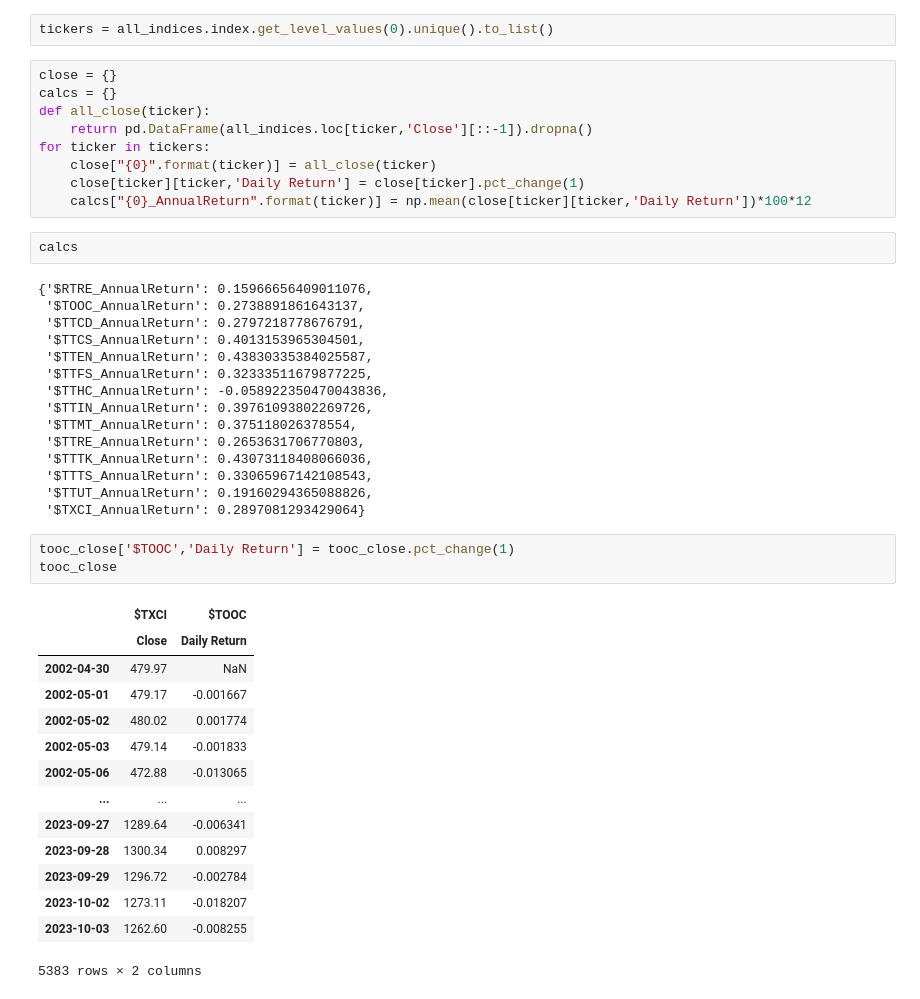
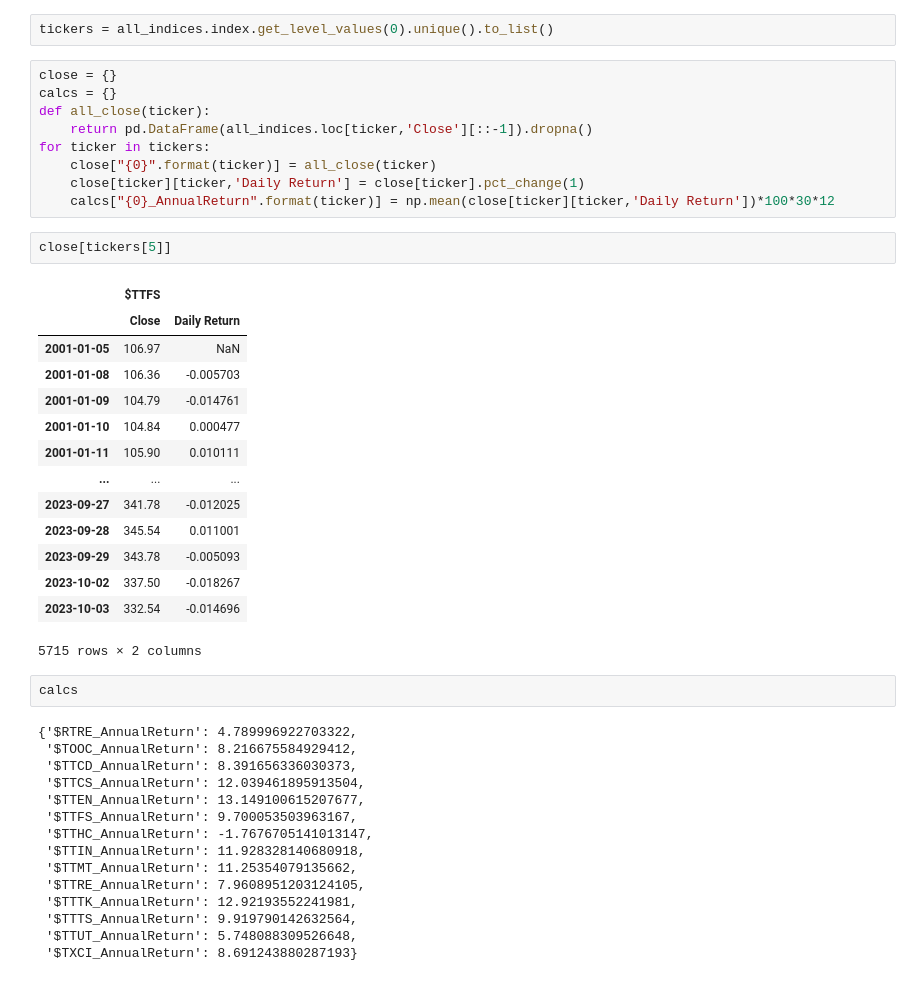
Before and after one commit to Aizenz/GroupProjectBAMS506, a Jupyter notebook: datacleaning.ipynb, the cells around one changed output. Drawn from its saved outputs; the diff is of its cells as text.

Commit message:
modified_calc

```diff
--- a/datacleaning.ipynb
+++ b/datacleaning.ipynb
@@ -23,39 +23,38 @@ def all_close(ticker):
 for ticker in tickers:
     close["{0}".format(ticker)] = all_close(ticker)
     close[ticker][ticker,'Daily Return'] = close[ticker].pct_change(1)
-    calcs["{0}_AnnualReturn".format(ticker)] = np.mean(close[ticker][ticker,'Daily Return'])*100*12
+    calcs["{0}_AnnualReturn".format(ticker)] = np.mean(close[ticker][ticker,'Daily Return'])*100*30*12
+# %%
+close[tickers[5]]
+# %% [output]
+|  | $TTFS |  |
+|  | Close | Daily Return |
+| 2001-01-05 | 106.97 | NaN |
+| 2001-01-08 | 106.36 | -0.005703 |
+| 2001-01-09 | 104.79 | -0.014761 |
+| 2001-01-10 | 104.84 | 0.000477 |
+| 2001-01-11 | 105.90 | 0.010111 |
+| ... | ... | ... |
+| 2023-09-27 | 341.78 | -0.012025 |
+| 2023-09-28 | 345.54 | 0.011001 |
+| 2023-09-29 | 343.78 | -0.005093 |
+| 2023-10-02 | 337.50 | -0.018267 |
+| 2023-10-03 | 332.54 | -0.014696 |
+5715 rows × 2 columns
 # %%
 calcs
 # %% [output]
-{'$RTRE_AnnualReturn': 0.15966656409011076,
- '$TOOC_AnnualReturn': 0.2738891861643137,
- '$TTCD_AnnualReturn': 0.2797218778676791,
- '$TTCS_AnnualReturn': 0.4013153965304501,
- '$TTEN_AnnualReturn': 0.43830335384025587,
- '$TTFS_AnnualReturn': 0.32333511679877225,
- '$TTHC_AnnualReturn': -0.058922350470043836,
- '$TTIN_AnnualReturn': 0.39761093802269726,
- '$TTMT_AnnualReturn': 0.375118026378554,
- '$TTRE_AnnualReturn': 0.2653631706770803,
- '$TTTK_AnnualReturn': 0.43073118408066036,
- '$TTTS_AnnualReturn': 0.33065967142108543,
- '$TTUT_AnnualReturn': 0.19160294365088826,
- '$TXCI_AnnualReturn': 0.2897081293429064}
+{'$RTRE_AnnualReturn': 4.789996922703322,
+ '$TOOC_AnnualReturn': 8.216675584929412,
+ '$TTCD_AnnualReturn': 8.391656336030373,
+ '$TTCS_AnnualReturn': 12.039461895913504,
+ '$TTEN_AnnualReturn': 13.149100615207677,
+ '$TTFS_AnnualReturn': 9.700053503963167,
+ '$TTHC_AnnualReturn': -1.7676705141013147,
+ '$TTIN_AnnualReturn': 11.928328140680918,
+ '$TTMT_AnnualReturn': 11.25354079135662,
+ '$TTRE_AnnualReturn': 7.9608951203124105,
+ '$TTTK_AnnualReturn': 12.92193552241981,
+ '$TTTS_AnnualReturn': 9.919790142632564,
+ '$TTUT_AnnualReturn': 5.748088309526648,
+ '$TXCI_AnnualReturn': 8.691243880287193}
-# %%
-tooc_close['$TOOC','Daily Return'] = tooc_close.pct_change(1)
-tooc_close
-# %% [output]
-|  | $TXCI | $TOOC |
-|  | Close | Daily Return |
-| 2002-04-30 | 479.97 | NaN |
-| 2002-05-01 | 479.17 | -0.001667 |
-| 2002-05-02 | 480.02 | 0.001774 |
-| 2002-05-03 | 479.14 | -0.001833 |
-| 2002-05-06 | 472.88 | -0.013065 |
-| ... | ... | ... |
-| 2023-09-27 | 1289.64 | -0.006341 |
-| 2023-09-28 | 1300.34 | 0.008297 |
-| 2023-09-29 | 1296.72 | -0.002784 |
-| 2023-10-02 | 1273.11 | -0.018207 |
-| 2023-10-03 | 1262.60 | -0.008255 |
-5383 rows × 2 columns
```
